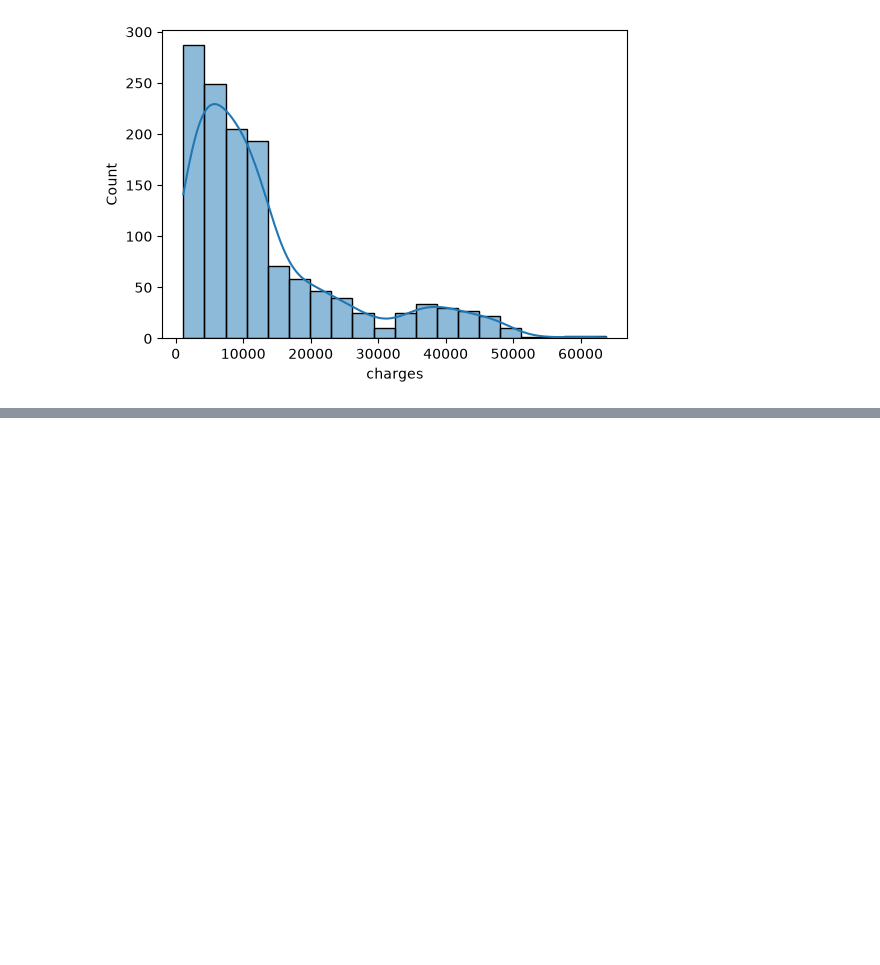
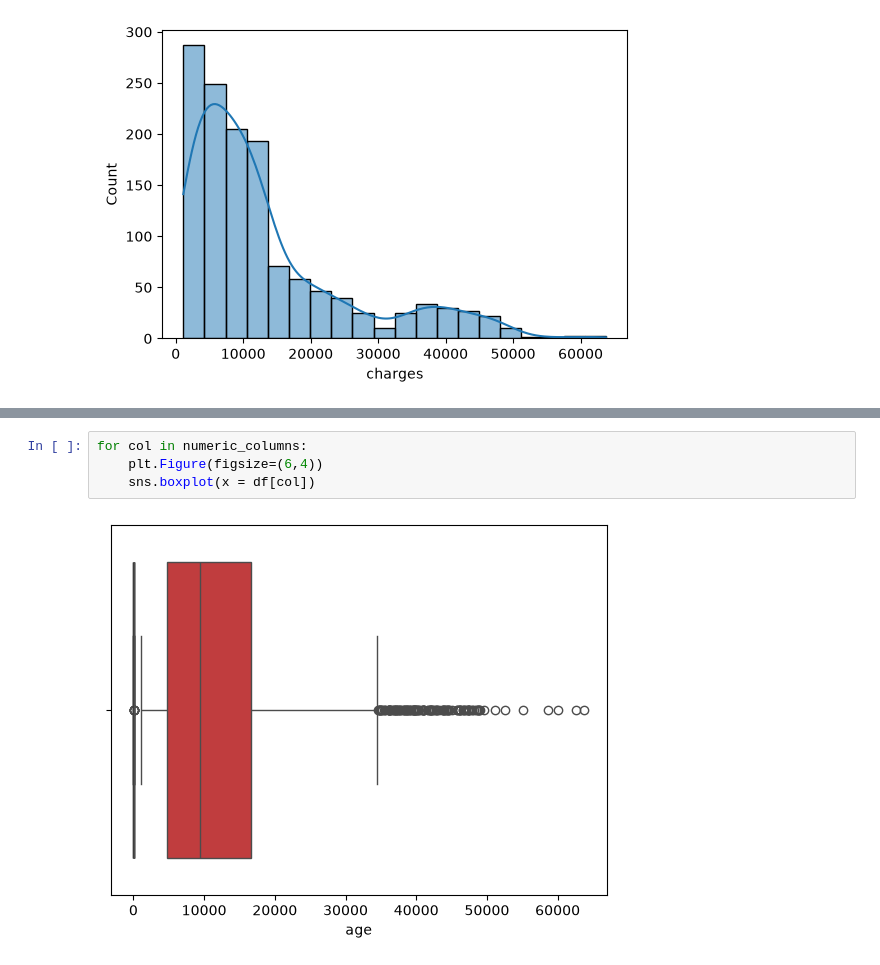
Before and after one commit to maazsheikh039/MACHINE_LEARNING_PRACTICE, a Jupyter notebook: DataCleaningAndVisualizing.ipynb, the cells around one changed output, grey strips where cells are left out. Drawn from its saved outputs; the diff is of its cells as text; blank space fills up the shorter version.

```diff
--- a/DataCleaningAndVisualizing.ipynb
+++ b/DataCleaningAndVisualizing.ipynb
@@ -86,0 +104,6 @@ for col in numeric_columns:
+# %%
+for col in numeric_columns:
+    plt.Figure(figsize=(6,4))
+    sns.boxplot(x = df[col])
+# %% [output]
+[figure, added]
```
Also changed, not shown: parts of 34 cells of this notebook.
